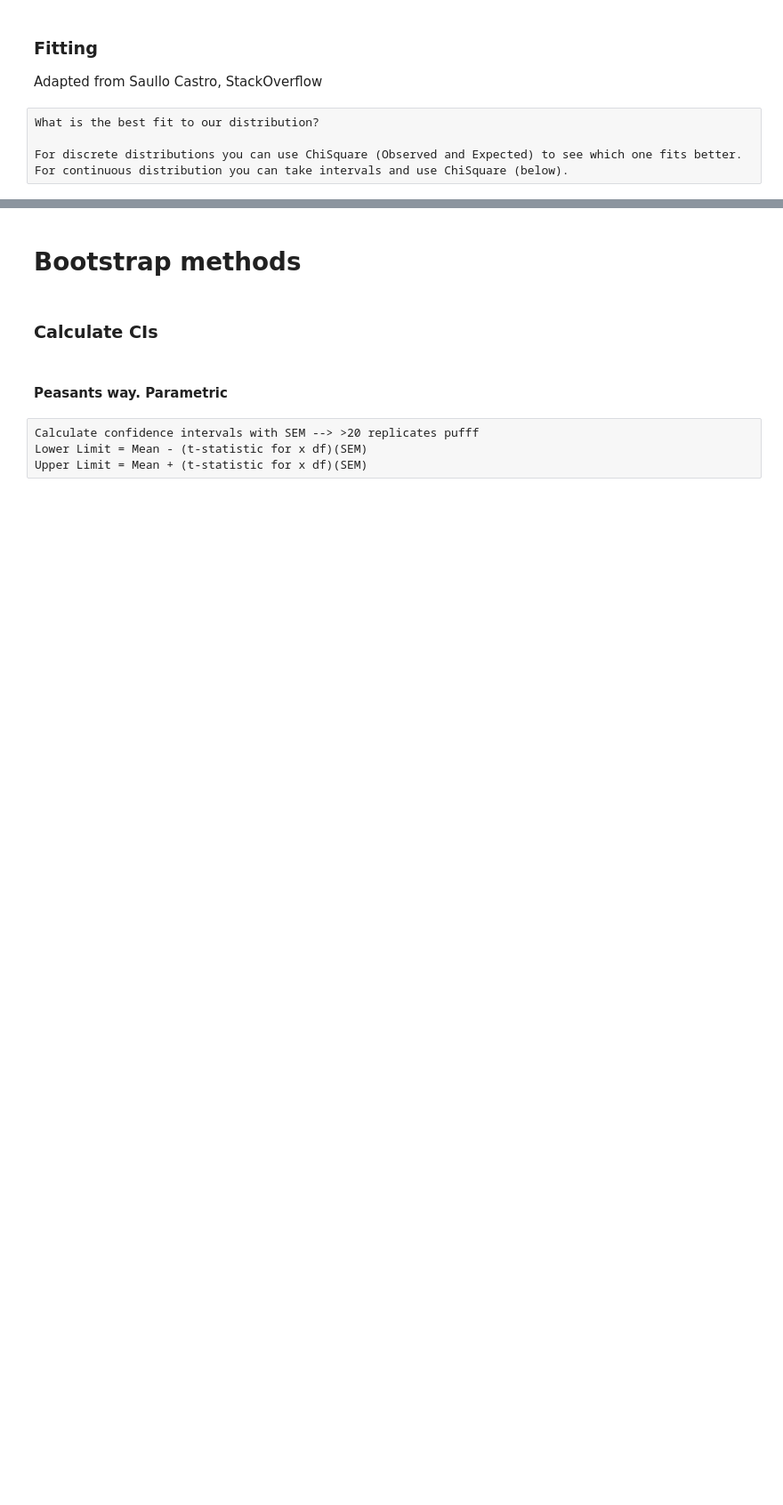
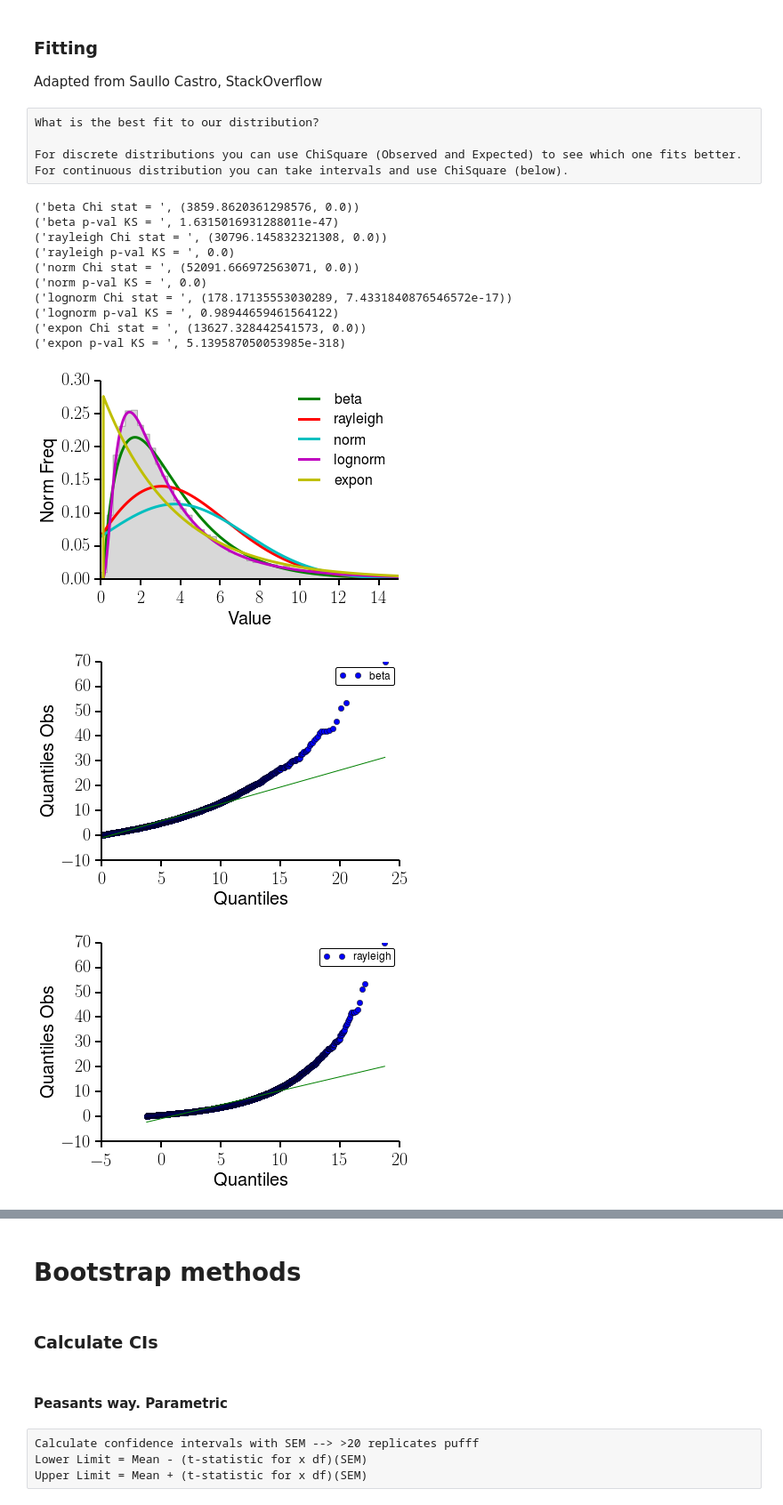
Before and after one commit to jgarciab/Stats_Python, a Jupyter notebook: Statistics 2014-09-29.ipynb, the cells around one changed output, grey strips where cells are left out. Shown at 89% size. Drawn from its saved outputs; the diff is of its cells as text; code cells hidden in the pictures; blank space fills up the shorter version.

```diff
--- a/Statistics 2014-09-29.ipynb
+++ b/Statistics 2014-09-29.ipynb
@@ -365,33 +468,69 @@ What is the best fit to our distribution?
 For discrete distributions you can use ChiSquare (Observed and Expected) to see which one fits better. For continuous distribution you can take intervals and use ChiSquare (below).
 # %%
 size = 30000
-x = np.linspace(0,25,size)
+x = np.linspace(0,15,size)
 y = [np.random.lognormal(1,0.8) for _ in range(size)]
-h = plt.hist(y, bins=np.linspace(0,25,100),normed=1,fc='gray', histtype='stepfilled', alpha=0.3)
+h = plt.hist(y, bins=np.linspace(0,15,50),normed=1,fc='gray', histtype='stepfilled', alpha=0.3)
+plt.figure(1)
 ax = plt.subplot(1,1,1)
-dist_names = ['beta', 'rayleigh', 'norm','lognorm','expon']
+dist_names = ['beta','rayleigh', 'norm','lognorm','expon']
 
 
 for dist_name in dist_names:
     t = []
     dist = getattr(scipy.stats, dist_name)
     param = dist.fit(y)
     pdf_fitted = dist.pdf(x, *param[:-2], loc=param[-2], scale=param[-1])
     ax.plot(x, pdf_fitted, label=dist_name,linewidth=3)
 
     init = h[1][0]
     for value in h[1][1:]:
         t.append(np.mean(pdf_fitted[(x>=init) & (x < value)]))
         init = value
 
-    print(dist_name+" p-val = ", scipy.stats.chisquare(f_obs = h[0], f_exp = t))
-    #ax.plot(h[1][1:],t)
 
+    print(dist_name+" Chi stat = ", scipy.stats.chisquare(f_obs = size*np.asarray(h[0]), f_exp = size*np.asarray(t)))
+    print(dist_name+" p-val KS = ", scipy.stats.kstest(y,dist_name,args=tuple(param))[1])
+    scipy.stats.probplot(y, dist=dist_name,sparams=tuple(param), plot=None)
 
 
 ax.set_xlabel('Value',fontsize=20)
 ax.set_ylabel('Norm Freq',fontsize=20)
 plt.xlim((0,15))
+
 customaxis(ax, c_left='k', c_bottom='k', c_right='none', c_top='none', lw=2, size=20, pad=8)
 plt.legend(loc='upper right',fontsize=16,frameon=False)
 plt.show()
+
+fig = plt.figure(2)
+
+i = 1
+for dist_name in dist_names:
+    i += 1
+    t = []
+    dist = getattr(scipy.stats, dist_name)
+    param = dist.fit(y)
+    (osm, osr),(slope, intercept, r)  = scipy.stats.probplot(y, dist=dist_name,sparams=tuple(param), plot=None)
+    plt.figure(i)
+    ax = plt.subplot(1,1,1)
+    ax.plot(osm, osr, 'o', osm, slope*osm + intercept)
+    ax.set_xlabel('Quantiles',fontsize=20)
+    ax.set_ylabel('Quantiles Obs',fontsize=20)
+    customaxis(ax, c_left='k', c_bottom='k', c_right='none', c_top='none', lw=2, size=20, pad=8)
+    plt.legend([dist_name])
+
+    plt.show()
+# %% [output]
+('beta Chi stat = ', (3859.8620361298576, 0.0))
+('beta p-val KS = ', 1.6315016931288011e-47)
+('rayleigh Chi stat = ', (30796.145832321308, 0.0))
+('rayleigh p-val KS = ', 0.0)
+('norm Chi stat = ', (52091.666972563071, 0.0))
+('norm p-val KS = ', 0.0)
+('lognorm Chi stat = ', (178.17135553030289, 7.4331840876546572e-17))
+('lognorm p-val KS = ', 0.98944659461564122)
+('expon Chi stat = ', (13627.328442541573, 0.0))
+('expon p-val KS = ', 5.139587050053985e-318)
+[figure, added]
+[figure, added]
+[figure, added]
```
Also changed, not shown: parts of 33 cells of this notebook.
